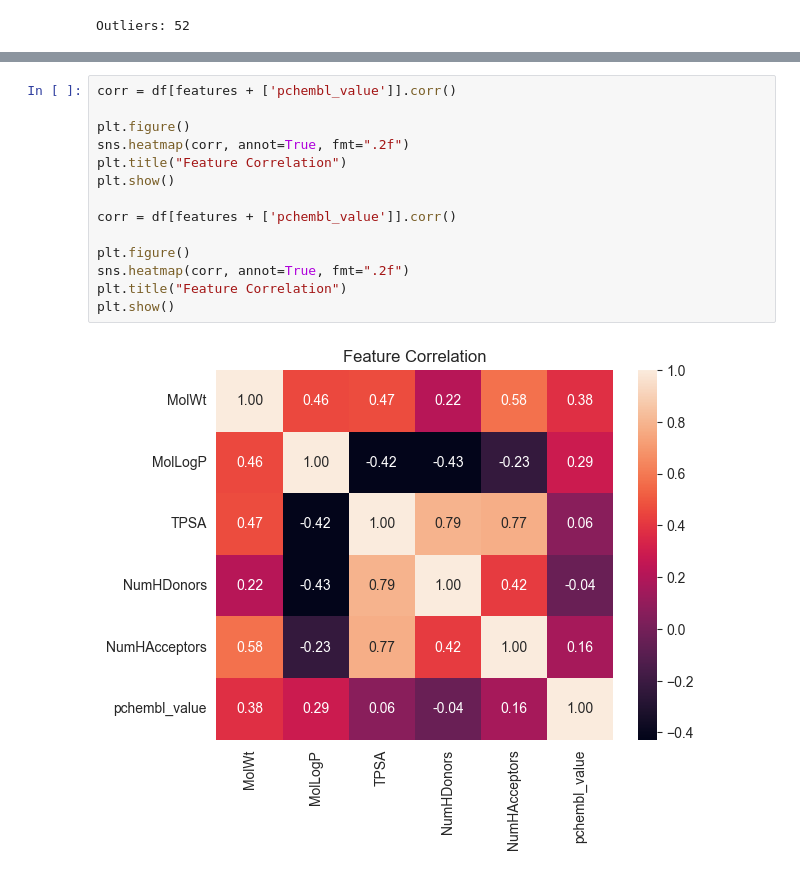
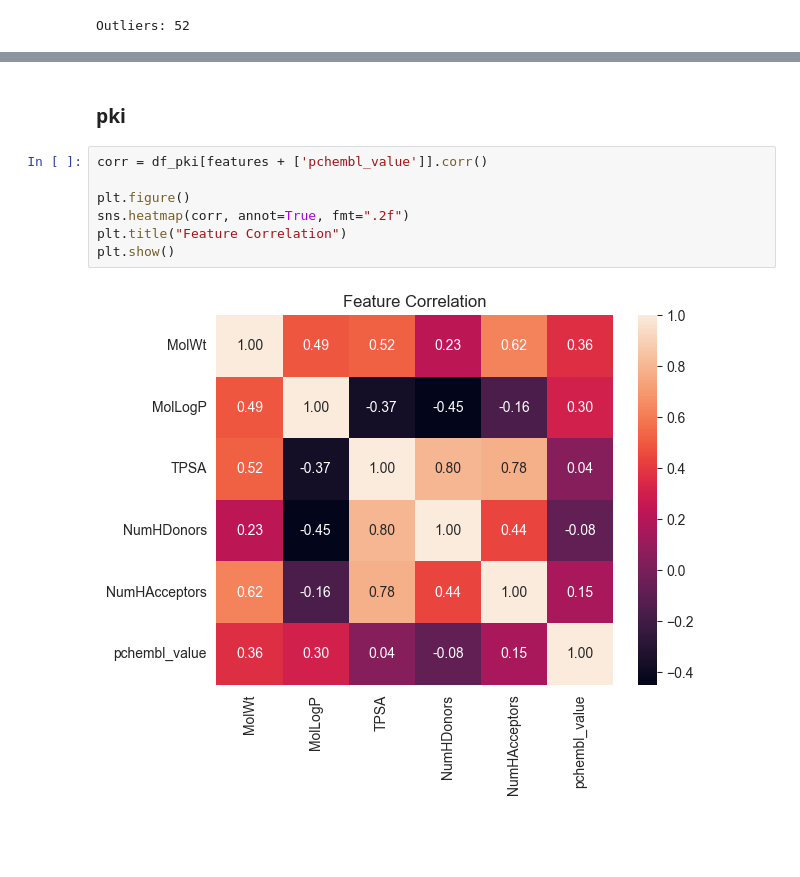
Before and after one commit to Leonorafonso28/protein_ligand_affinity_ml_pipeline, a Jupyter notebook: notebooks/01_Exploratory_Data_Analysis.ipynb, the cells around one changed output, grey strips where cells are left out. Cells and saved outputs as stored; diff of their text form; blank space fills up the shorter version.

```diff
--- a/notebooks/01_Exploratory_Data_Analysis.ipynb
+++ b/notebooks/01_Exploratory_Data_Analysis.ipynb
@@ -214,16 +256,11 @@ plt.show()
+# %% [markdown]
+### **pki**
 # %%
-corr = df[features + ['pchembl_value']].corr()
+corr = df_pki[features + ['pchembl_value']].corr()
 
 plt.figure()
 sns.heatmap(corr, annot=True, fmt=".2f")
 plt.title("Feature Correlation")
 plt.show()
-
-corr = df[features + ['pchembl_value']].corr()
-
-plt.figure()
-sns.heatmap(corr, annot=True, fmt=".2f")
-plt.title("Feature Correlation")
-plt.show()
 # %% [output]
-[figure, old version]
+[figure, new version]
```
Also changed, not shown: parts of 44 cells of this notebook, 4 other files.
